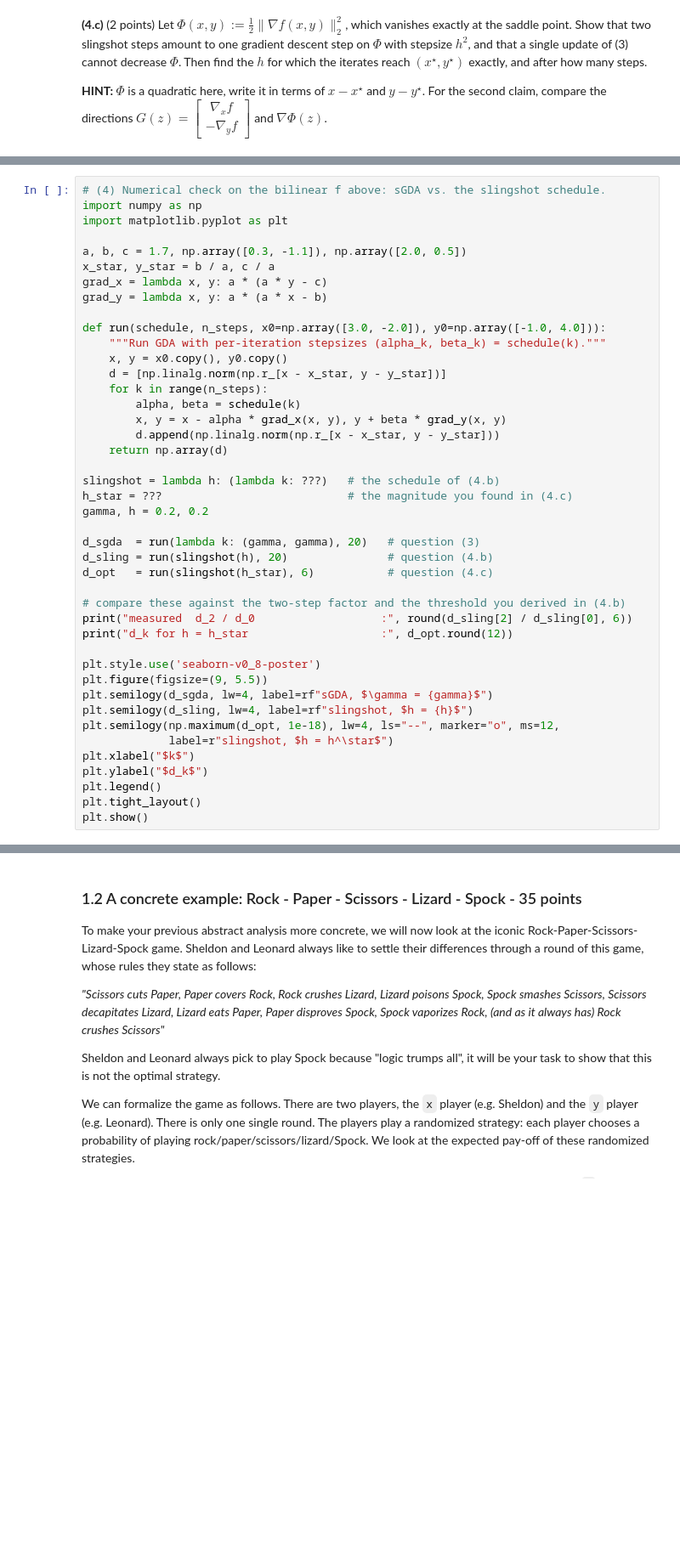
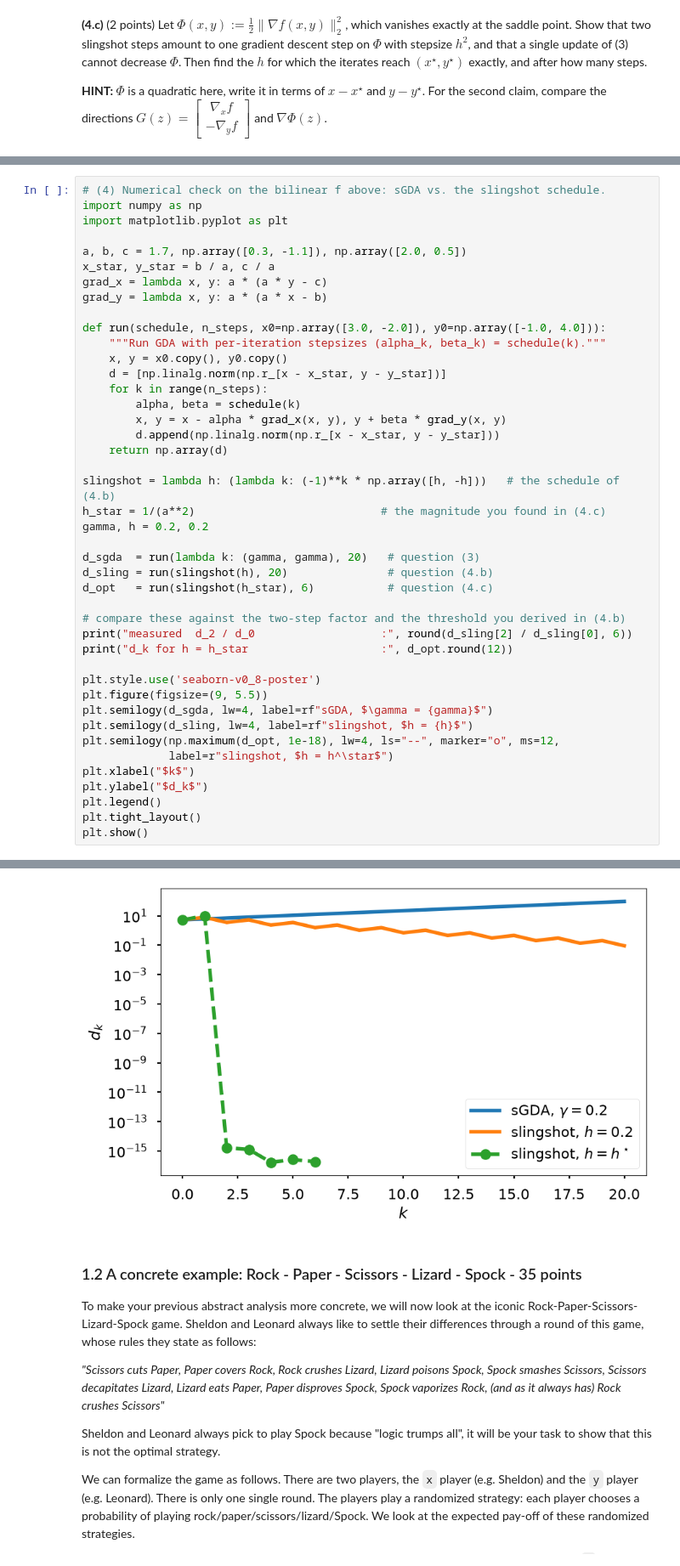
Before and after one commit to francescofoglia0/Project_Math_of_Data, a Jupyter notebook: HW2/Part-1-Theoretical recap.ipynb, the cells around one changed output, grey strips where cells are left out. Shown at 85% size. Drawn from its saved outputs; the diff is of its cells as text; blank space fills up the shorter version.

```diff
--- a/HW2/Part-1-Theoretical recap.ipynb
+++ b/HW2/Part-1-Theoretical recap.ipynb
@@ -151,8 +308,8 @@ def run(schedule, n_steps, x0=np.array([3.0, -2.0]), y0=np.array([-1.0, 4.0])):
         d.append(np.linalg.norm(np.r_[x - x_star, y - y_star]))
     return np.array(d)
 
-slingshot = lambda h: (lambda k: ???)   # the schedule of (4.b)
-h_star = ???                            # the magnitude you found in (4.c)
+slingshot = lambda h: (lambda k: (-1)**k * np.array([h, -h]))   # the schedule of (4.b)
+h_star = 1/(a**2)                            # the magnitude you found in (4.c)
 gamma, h = 0.2, 0.2
 
 d_sgda  = run(lambda k: (gamma, gamma), 20)   # question (3)
@@ -174,3 +331,4 @@ plt.ylabel("$d_k$")
 plt.legend()
 plt.tight_layout()
 plt.show()
+# %% [output]
@@ -177,3 +338,4 @@ plt.show()
+[figure, added]
 # %% [markdown]
 ### 1.2 A concrete example: Rock - Paper - Scissors - Lizard - Spock - 35 points
 
```
Also changed, not shown: parts of 8 cells of this notebook.
